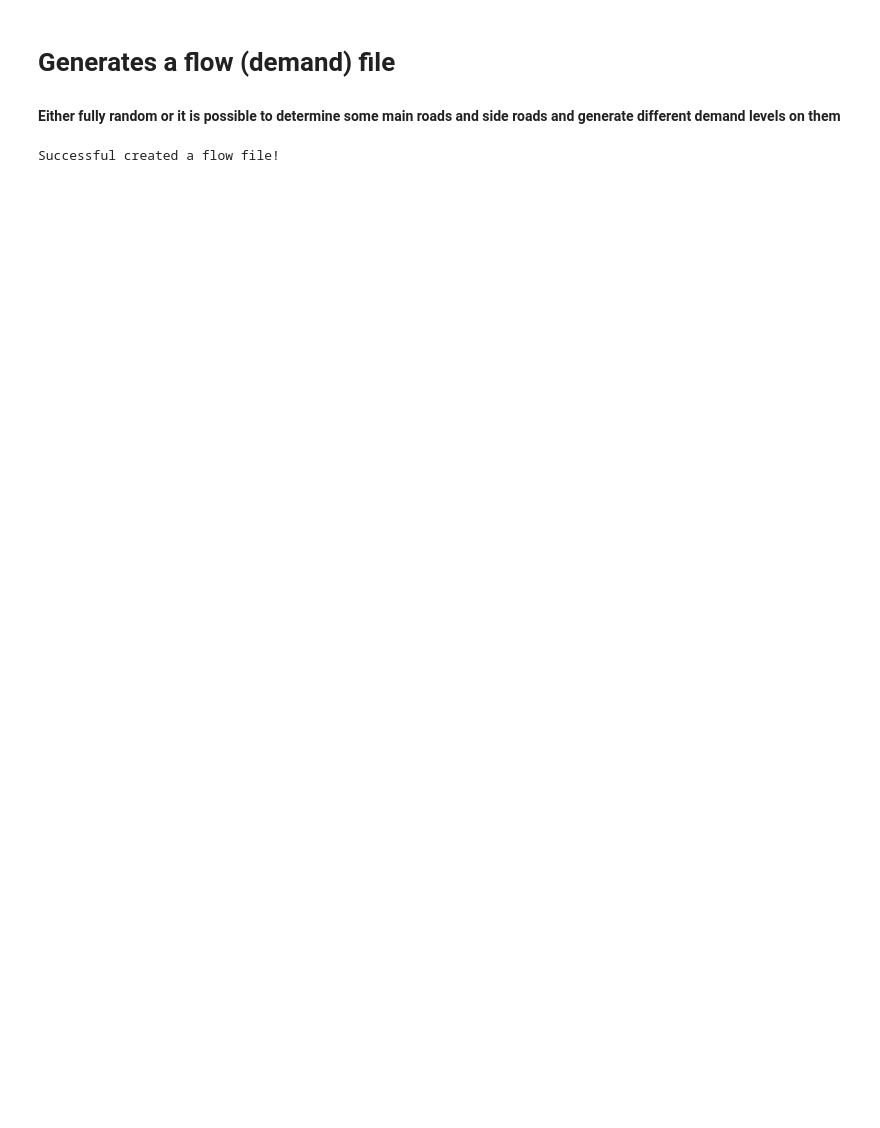
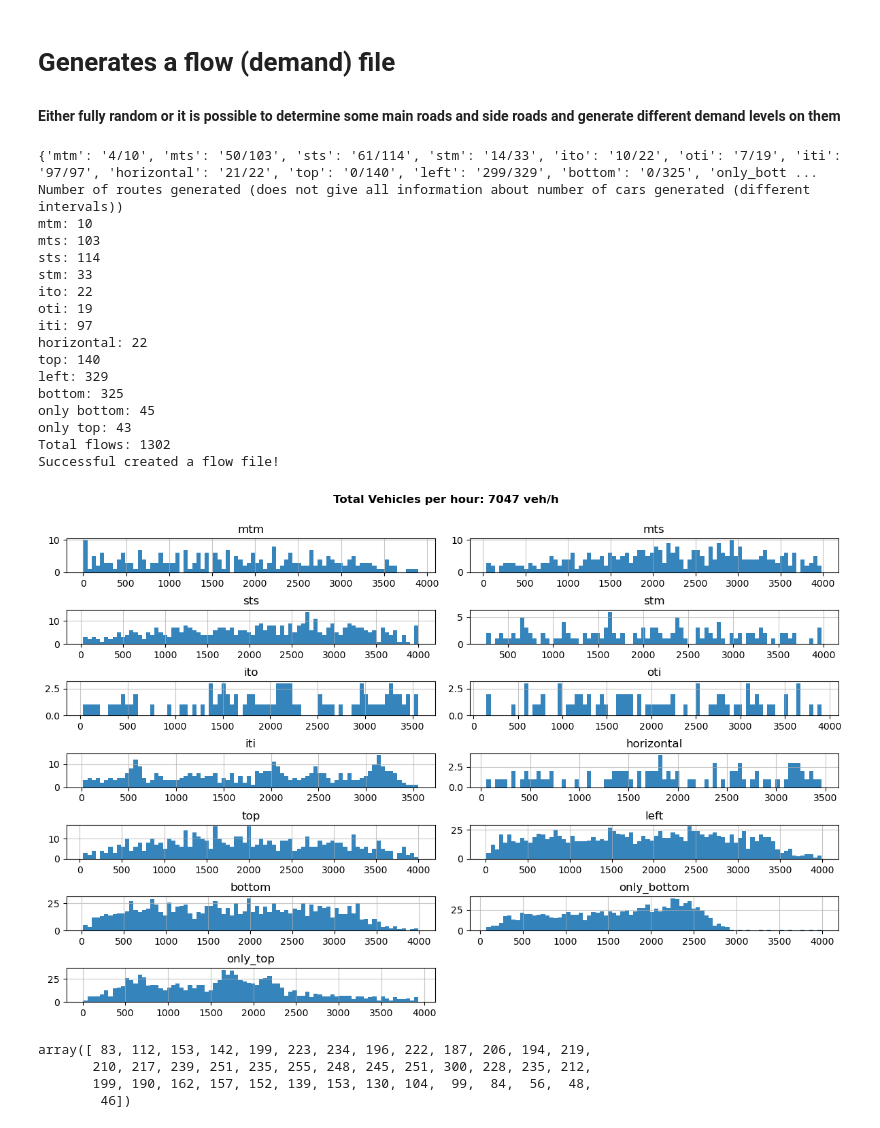
Before and after one commit to vinztu/Do4, a Jupyter notebook: Simulation/Generator/Flow_Generator.ipynb, the cells around one changed output. Saved outputs shown, nothing was run; the diff lists cells and outputs as text; code cells hidden in the pictures; blank space fills up the shorter version.

```diff
--- a/Simulation/Generator/Flow_Generator.ipynb
+++ b/Simulation/Generator/Flow_Generator.ipynb
@@ -82,15 +167,47 @@ def main(subdirect, random_routes, random_vehicle_parameters):
 # %%
 if __name__ == "__main__":
 
     # random vehicle routes
-    random_routes = True
+    random_routes = False
 
     # random vehicle parameters
     random_vehicle_parameters = False
 
     # sub directory of the roadnet file
-    subdirect = "2_3"
+    subdirect = "Manhattan"
 
-    main(subdirect, random_routes, random_vehicle_parameters)
+    total_frequencies, total_bins = main(subdirect, random_routes, random_vehicle_parameters)
 # %% [output]
+{'mtm': '4/10', 'mts': '50/103', 'sts': '61/114', 'stm': '14/33', 'ito': '10/22', 'oti': '7/19', 'iti': '97/97', 'horizontal': '21/22', 'top': '0/140', 'left': '299/329', 'bottom': '0/325', 'only_bott ...
+Number of routes generated (does not give all information about number of cars generated (different intervals))
+mtm: 10
+mts: 103
+sts: 114
+stm: 33
+ito: 22
+oti: 19
+iti: 97
+horizontal: 22
+top: 140
+left: 329
+bottom: 325
+only bottom: 45
+only top: 43
+Total flows: 1302
 Successful created a flow file!
+[figure, added]
+# %%
+# Get the values from the dictionary
+arrays = list(total_frequencies.values())
+
+# Use zip to iterate over the corresponding elements
+result = np.sum(list(zip(*arrays)), axis=1)
+
+pair_sums = np.array([int(sum(result[i:i+2])) for i in range(0, len(result), 2)])
+
+pair_sums
+# %% [output]
+array([ 83, 112, 153, 142, 199, 223, 234, 196, 222, 187, 206, 194, 219,
+       210, 217, 239, 251, 235, 255, 248, 245, 251, 300, 228, 235, 212,
+       199, 190, 162, 157, 152, 139, 153, 130, 104,  99,  84,  56,  48,
+        46])
```
Also changed, not shown: parts of 3 cells of this notebook, 19 other files.
